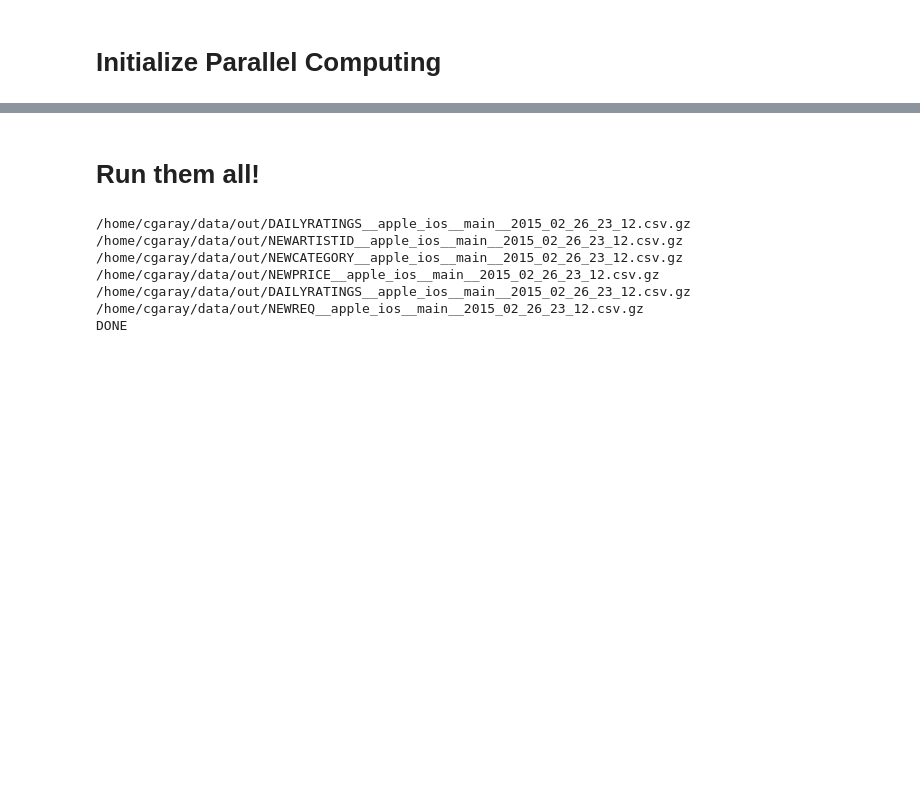
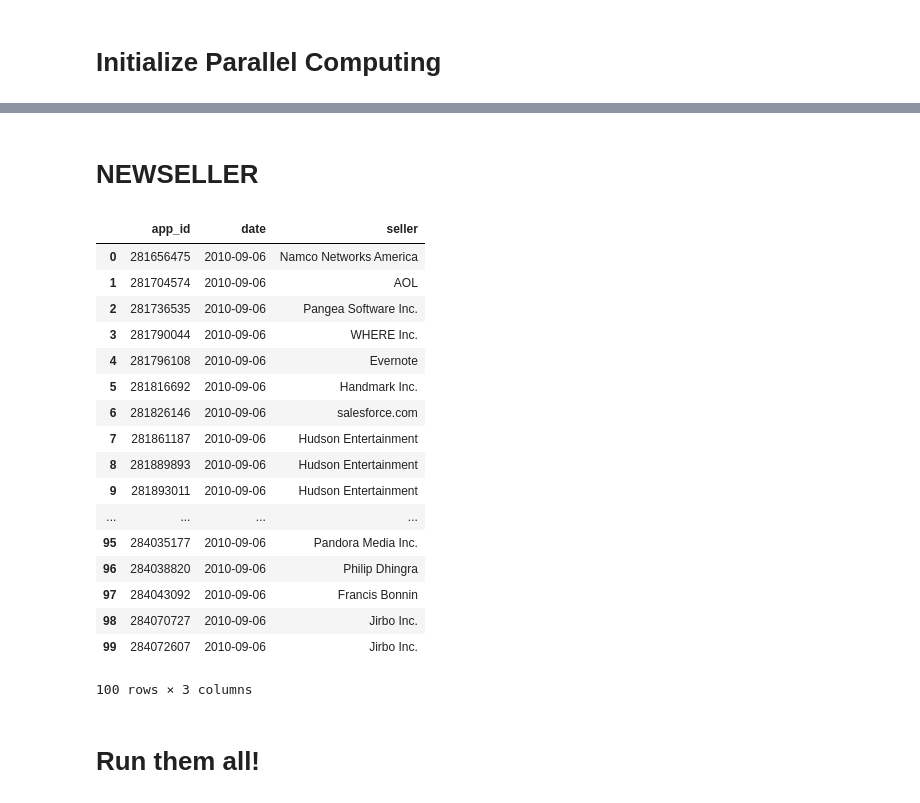
Before and after one commit to kushagrasharma/data_requests, a Jupyter notebook: main/Apple Data Request.ipynb, the cells around one changed output, grey strips where cells are left out. Cells and saved outputs as stored; diff of their text form; code cells hidden in the pictures; blank space fills up the shorter version.

```diff
--- a/main/Apple Data Request.ipynb
+++ b/main/Apple Data Request.ipynb
@@ -423,19 +594,70 @@ NEWSIZE
+# %% [markdown]
+# NEWSELLER
+# %%
+@require(iter_json_gzip,gzip,datetime,re,csv)
+def NEWSELLER(file_in,out_base,compress=1):
+    headers = ['app_id','date','seller']
+    out_filename = out_base.format('NEWSELLER')
+    running = {}
+    with gzip.open(out_filename,'wt',compress) as out_file:
+        csv_writer = csv.writer(out_file)
+        csv_writer.writerow(headers)
+        for json in iter_json_gzip(file_in):
+            developer = '{}'.format(json['seller'])
+            if running.get(json['app_id'],None)!=developer:
+                running[json['app_id']] = developer
+                day = datetime.datetime.\
+                fromtimestamp(int(json['timestamp']))\
+                        .strftime('%Y-%m-%d').strip()
+                obs = (json['app_id'],day,developer)
+                csv_writer.writerow(obs)
+    return out_filename
+# %%
+df_debug = None
+if DEBUG:
+    df_debug = read_csv(NEWSELLER(RAW_FILE,OUT_BASE,COMPRESS_LEVEL),compression='gzip',header=0)
+df_debug
+# %% [output]
+|  | app_id | date | seller |
+| 0 | 281656475 | 2010-09-06 | Namco Networks America |
+| 1 | 281704574 | 2010-09-06 | AOL |
+| 2 | 281736535 | 2010-09-06 | Pangea Software Inc. |
+| 3 | 281790044 | 2010-09-06 | WHERE Inc. |
+| 4 | 281796108 | 2010-09-06 | Evernote |
+| 5 | 281816692 | 2010-09-06 | Handmark Inc. |
+| 6 | 281826146 | 2010-09-06 | salesforce.com |
+| 7 | 281861187 | 2010-09-06 | Hudson Entertainment |
+| 8 | 281889893 | 2010-09-06 | Hudson Entertainment |
+| 9 | 281893011 | 2010-09-06 | Hudson Entertainment |
+| ... | ... | ... | ... |
+| 95 | 284035177 | 2010-09-06 | Pandora Media Inc. |
+| 96 | 284038820 | 2010-09-06 | Philip Dhingra |
+| 97 | 284043092 | 2010-09-06 | Francis Bonnin |
+| 98 | 284070727 | 2010-09-06 | Jirbo Inc. |
+| 99 | 284072607 | 2010-09-06 | Jirbo Inc. |
+100 rows × 3 columns
 # %% [markdown]
 # Run them all!
 # %%
+# NEWWEBSITE
+# NEWSUPPORTURL
+# NEWSIMILAR5
+# NEWSIMILAR10
+# NEWSIMILAR15
+# DAILYRATINGS
+# DAILYRATINGSCURRENT
+# WEEKLYRATINGS
+# WEEKLYRATINGSCURRENT
+# MONTHLYRATINGS
+# NEWDEVELOPER
+# NEWCATEGORY
+# NEWPRICE
+# ALLVERSIONS
+# NEWREQ
 programs = """
-DAILYRATINGSCURRENT
 NEWARTIST
 NEWREVIEW
 NEWSELLER
-RELEASEDATE
-DAILYSCRAPE
-MONTHLYSCRAPE
-NEWINAPP
-NEWNAME
-WEEKLYSCRAPE
-NEWLANGUAGES
-NEWSIZE
 """.split()
 
 def run_function(f,RAW_FILE=RAW_FILE,OUT_BASE=OUT_BASE,COMPRESS_LEVEL=COMPRESS_LEVEL):
@@ -443,12 +665,3 @@ def run_function(f,RAW_FILE=RAW_FILE,OUT_BASE=OUT_BASE,COMPRESS_LEVEL=COMPRESS_L
 
 for file in map(run_function,[globals()[x] for x in programs]):
     print(file)
-print("DONE")
-# %% [output]
-/home/cgaray/data/out/DAILYRATINGS__apple_ios__main__2015_02_26_23_12.csv.gz
-/home/cgaray/data/out/NEWARTISTID__apple_ios__main__2015_02_26_23_12.csv.gz
-/home/cgaray/data/out/NEWCATEGORY__apple_ios__main__2015_02_26_23_12.csv.gz
-/home/cgaray/data/out/NEWPRICE__apple_ios__main__2015_02_26_23_12.csv.gz
-/home/cgaray/data/out/DAILYRATINGS__apple_ios__main__2015_02_26_23_12.csv.gz
-/home/cgaray/data/out/NEWREQ__apple_ios__main__2015_02_26_23_12.csv.gz
-DONE
```
Also changed, not shown: parts of 60 cells of this notebook, 1 other file.
